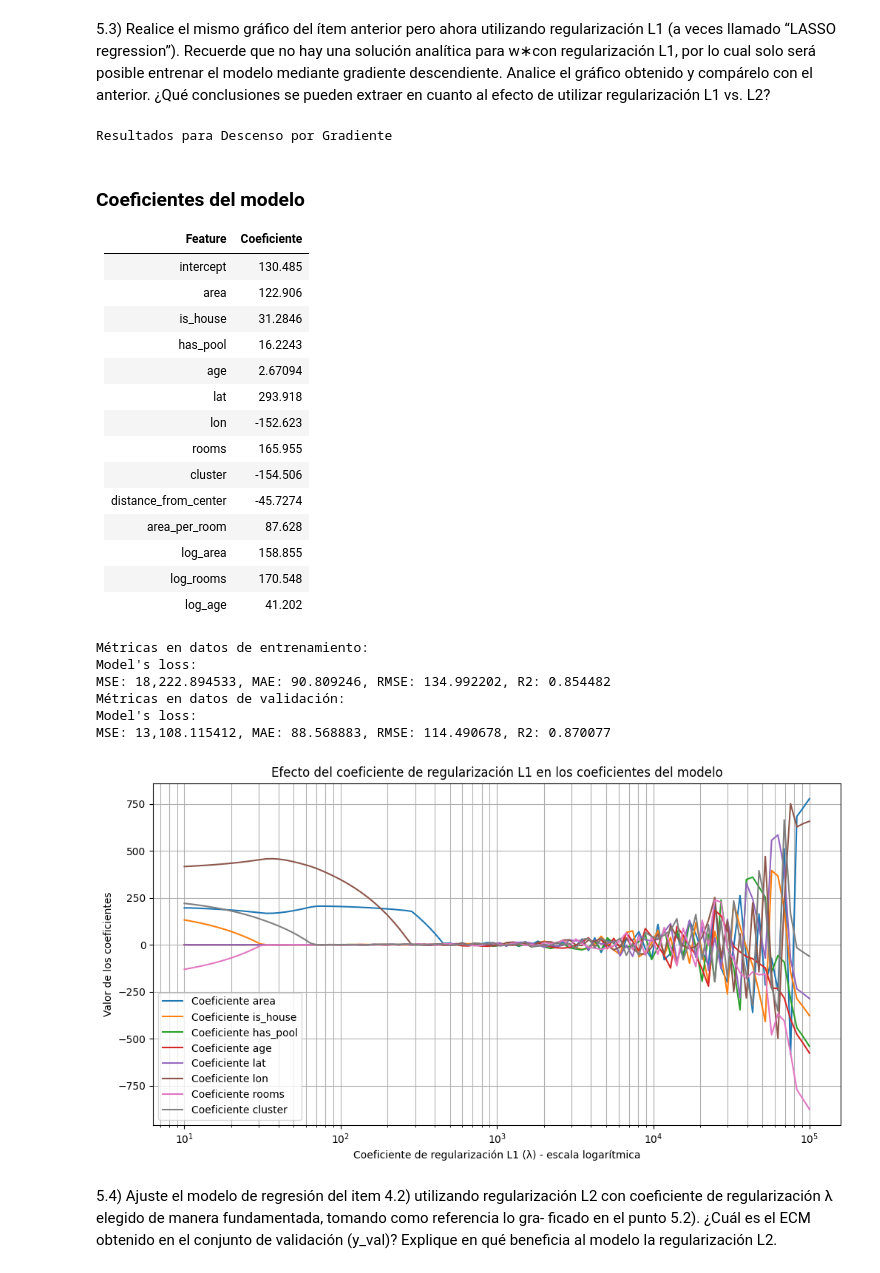
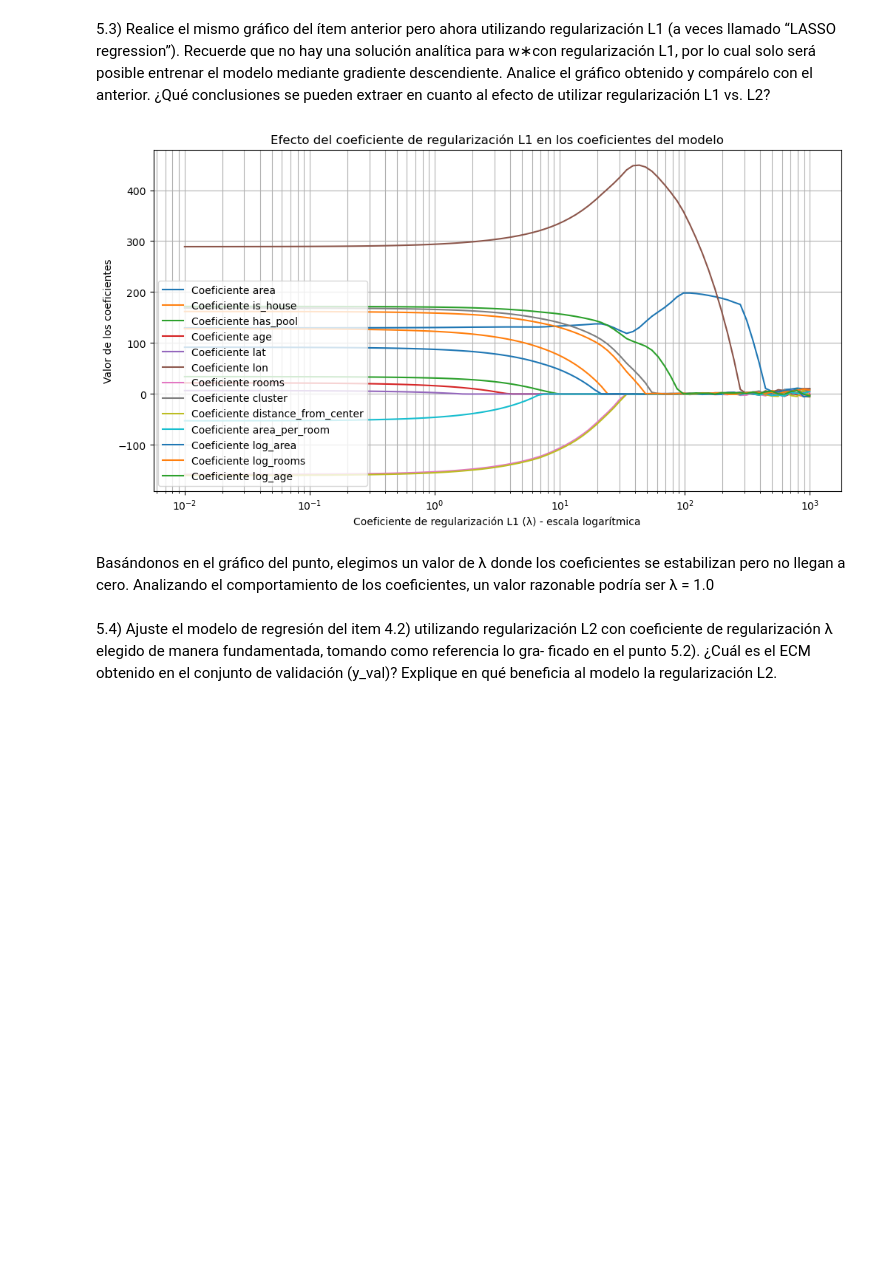
Before and after one commit to mattemusacchio/ML, a Jupyter notebook: tp1/notebooks/Entrega_TP1.ipynb, the cells around one changed output. Saved outputs shown, nothing was run; the diff lists cells and outputs as text; code cells hidden in the pictures; blank space fills up the shorter version.

```diff
--- a/tp1/notebooks/Entrega_TP1.ipynb
+++ b/tp1/notebooks/Entrega_TP1.ipynb
@@ -893,7 +976,10 @@ val_df_norm = pd.read_csv('../data/processed/val_df__fe_normalized.csv')
 # Seleccionar todas las columnas excepto 'price' como características
 features = [col for col in train_df_norm.columns if col != 'price']
 
-trainPredictAndImport(train_df_norm,val_df_norm,feature=features,method='l2',l2=1)
+X_train = train_df_norm[features]
+y_train = train_df_norm['price']
+
+# trainPredictAndImport(train_df_norm,val_df_norm,feature=features,method='l2',l2=1)
 
 # Definir un rango de valores para el coeficiente de regularización L2 en escala logarítmica
 l2_values = np.logspace(-5, 5, 100)
@@ -910,12 +996,12 @@ coeficientes = np.array(coeficientes)
 
 # Graficar los coeficientes en función del coeficiente de penalización L2 en escala logarítmica
 plt.figure(figsize=(12, 6))
-for i in range(coeficientes.shape[1]):
-    plt.semilogx(l2_values, coeficientes[:, i], label=f'Coeficiente {features[i-1]}')
+for i in range(coeficientes.shape[1]-1):
+    plt.semilogx(l2_values, coeficientes[:, i], label=f'Coeficiente {features[i]}')
 plt.xlabel('Coeficiente de regularización L2 (λ) - escala logarítmica')
 plt.ylabel('Valor de los coeficientes')
 plt.title('Efecto del coeficiente de regularización L2 en los coeficientes del modelo')
-plt.legend()
+plt.legend(loc='lower right')
 plt.grid(True, which="both", ls="-")
 plt.show()
 # %% [output]
@@ -954,63 +1015,43 @@ conclusiones se pueden extraer en cuanto al efecto de utilizar regularización L
 # %%
 # Cargar los datos normalizados
 train_df_norm = pd.read_csv('../data/processed/train_df_fe_normalized.csv')
 val_df_norm = pd.read_csv('../data/processed/val_df__fe_normalized.csv')
 
 # Seleccionar todas las columnas excepto 'price' como características
 features = [col for col in train_df_norm.columns if col != 'price']
 
-trainPredictAndImport(train_df_norm,val_df_norm,feature=features,method='l1',l1=1)
+X_train = train_df_norm[features]
+y_train = train_df_norm['price']
+
+# trainPredictAndImport(train_df_norm,val_df_norm,feature=features,method='l1',l1=1)
 
 # Definir un rango de valores para el coeficiente de regularización L1 en escala logarítmica
-l1_values = np.logspace(1, 5, 100)  # Valores desde 0.001 hasta 10 en escala logarítmica
+l1_values = np.logspace(-2, 3, 100)  # Valores desde 0.001 hasta 10 en escala logarítmica
 coeficientes_lasso = []
 
 # Entrenar el modelo para cada valor de L1 y almacenar los coeficientes
 for l1 in l1_values:
     modelo_lasso = LinearRegression(X_train, y_train, l1=l1)
     modelo_lasso.fit_gradient_descent()
     coeficientes_lasso.append(modelo_lasso.coef.flatten())
 
 # Convertir a un array para facilitar la visualización
 coeficientes_lasso = np.array(coeficientes_lasso)
 
 # Graficar los coeficientes en función del coeficiente de penalización L1 en escala logarítmica
 plt.figure(figsize=(12, 6))
-for i in range(coeficientes_lasso.shape[1]):
+for i in range(coeficientes_lasso.shape[1]-1):
     plt.semilogx(l1_values, coeficientes_lasso[:, i], label=f'Coeficiente {features[i]}')
 plt.xlabel('Coeficiente de regularización L1 (λ) - escala logarítmica')
 plt.ylabel('Valor de los coeficientes')
 plt.title('Efecto del coeficiente de regularización L1 en los coeficientes del modelo')
-plt.legend()
+plt.legend(loc='lower left')
 plt.grid(True, which="both", ls="-")
 plt.show()
 # %% [output]
-Resultados para Descenso por Gradiente
-### Coeficientes del modelo
-
-| Feature              |   Coeficiente |
-|:---------------------|--------------:|
-| intercept            |     130.485   |
-| area                 |     122.906   |
-| is_house             |      31.2846  |
-| has_pool             |      16.2243  |
-| age                  |       2.67094 |
-| lat                  |     293.918   |
-| lon                  |    -152.623   |
-| rooms                |     165.955   |
-| cluster              |    -154.506   |
-| distance_from_center |     -45.7274  |
-| area_per_room        |      87.628   |
-| log_area             |     158.855   |
-| log_rooms            |     170.548   |
-| log_age              |      41.202   |
-Métricas en datos de entrenamiento:
-Model's loss:
-MSE: 18,222.894533, MAE: 90.809246, RMSE: 134.992202, R2: 0.854482
-Métricas en datos de validación:
-Model's loss:
-MSE: 13,108.115412, MAE: 88.568883, RMSE: 114.490678, R2: 0.870077
-[figure, old version]
+[figure, new version]
+# %% [markdown]
+Basándonos en el gráfico del punto, elegimos un valor de λ donde los coeficientes se estabilizan pero no llegan a cero. Analizando el comportamiento de los coeficientes, un valor razonable podría ser λ = 1.0
 # %% [markdown]
 5.4) Ajuste el modelo de regresión del item 4.2) utilizando regularización L2 con coeficiente
 de regularización λ elegido de manera fundamentada, tomando como referencia lo gra-
```
Also changed, not shown: parts of 19 cells of this notebook, 6 other files.
